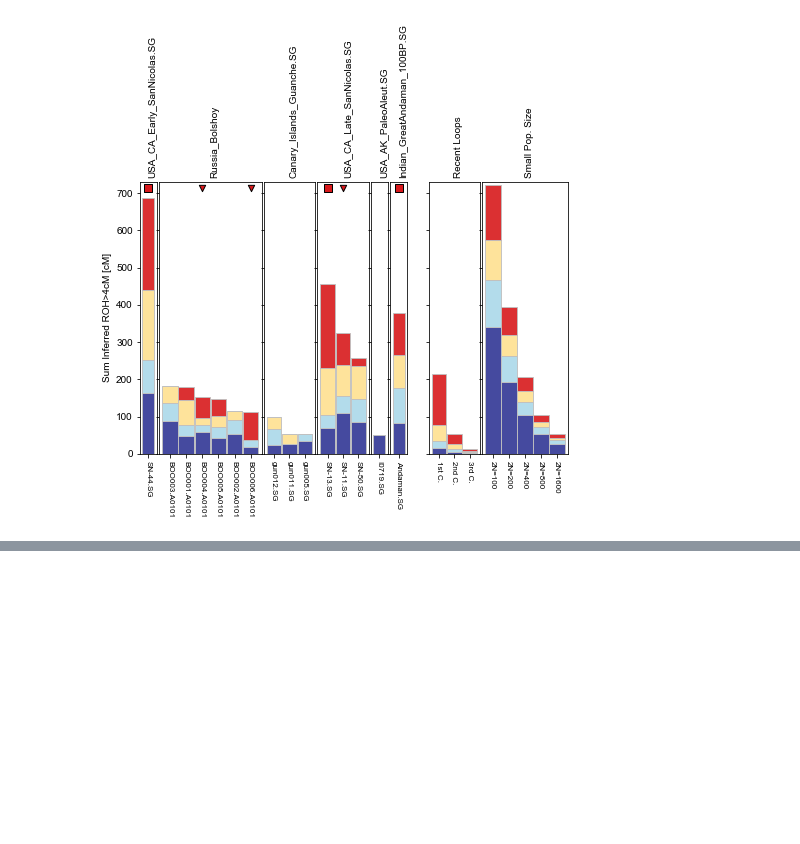
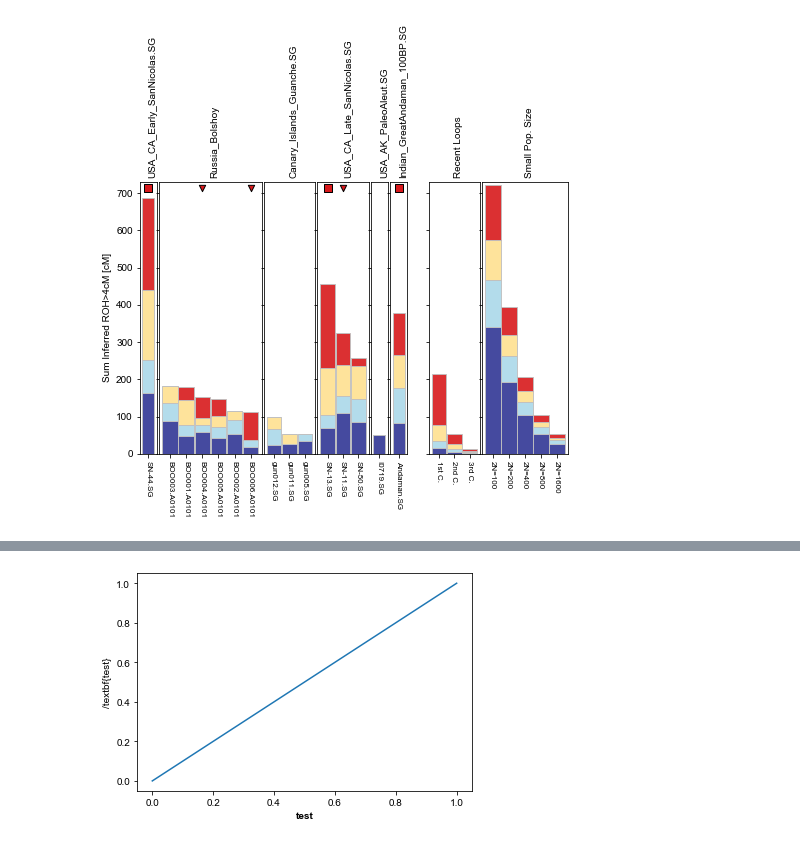
Before and after one commit to hringbauer/hapROH, a Jupyter notebook: Notebooks/Figures/plot_bar_ROH.ipynb, the cells around one changed output, grey strips where cells are left out. Cells and saved outputs as stored; diff of their text form; code cells hidden in the pictures; blank space fills up the shorter version.

```diff
--- a/Notebooks/Figures/plot_bar_ROH.ipynb
+++ b/Notebooks/Figures/plot_bar_ROH.ipynb
@@ -1227,0 +1265,12 @@ Saved figure to ./figures_test/islands_roh.pdf
+# %%
+rcParams['font.family'] = 'sans-serif'   # Set the defaul
+rcParams['font.sans-serif'] = ['Arial']  # Make sure to have the font installed (it is on cluster for Harald)
+
+plt.figure()
+plt.plot([0,1],[0,1])
+ax = plt.gca()
+ax.set_xlabel("test", weight=1000)
+ax.set_ylabel('/textbf{test}')
+plt.show()
+# %% [output]
+[figure, added]
```
Also changed, not shown: parts of 11 cells of this notebook, 1 other file.
